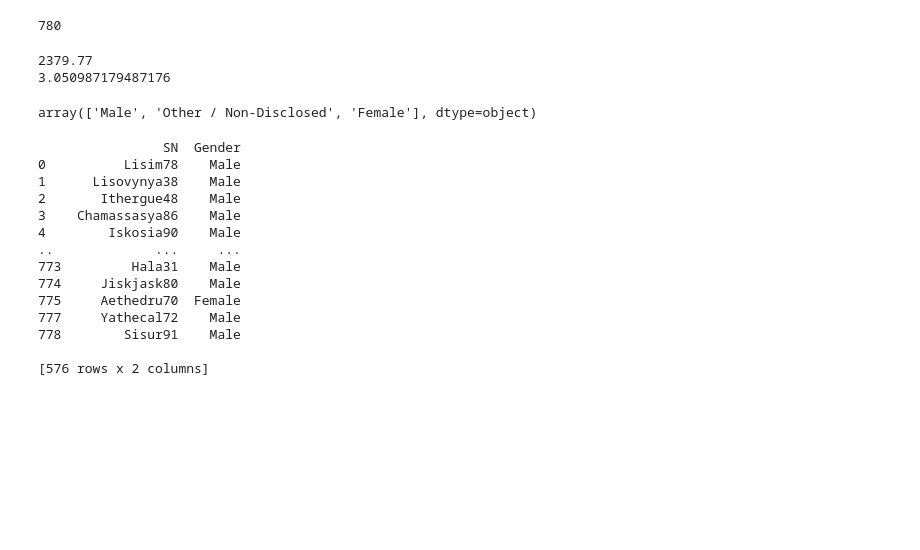
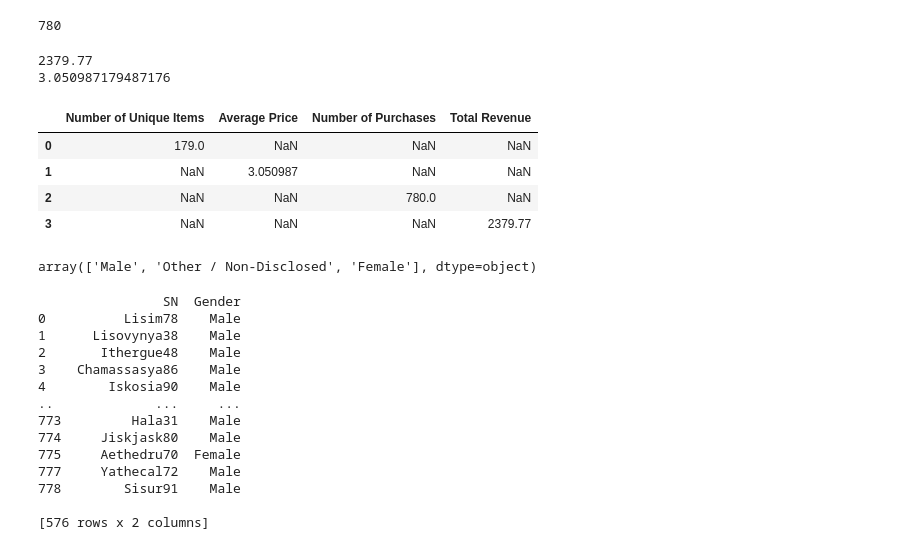
Before and after one commit to nikoelvambuena95/pandas-challenge, a Jupyter notebook: Pandas_homework.ipynb, the cells around one changed output. Saved outputs shown, nothing was run; the diff lists cells and outputs as text; code cells hidden in the pictures; blank space fills up the shorter version.

```diff
--- a/Pandas_homework.ipynb
+++ b/Pandas_homework.ipynb
@@ -50,6 +48,16 @@ print(average_price)
 # %% [output]
 2379.77
 3.050987179487176
+# %%
+#'Purchasing Analysis Total'
+purchasing_analysis_total_df = pd.DataFrame([{'Number of Unique Items':total_items},{'Average Price':average_price},{'Number of Purchases':total_purchases},{'Total Revenue':total_revenue}])
+purchasing_analysis_total_df
+# %% [output]
+|  | Number of Unique Items | Average Price | Number of Purchases | Total Revenue |
+| 0 | 179.0 | NaN | NaN | NaN |
+| 1 | NaN | 3.050987 | NaN | NaN |
+| 2 | NaN | NaN | 780.0 | NaN |
+| 3 | NaN | NaN | NaN | 2379.77 |
 # %%
 #Unique values in 'Gender' column
 unique_gender_values = purchase_data_df['Gender'].unique()
```
Also changed, not shown: parts of 4 cells of this notebook.
